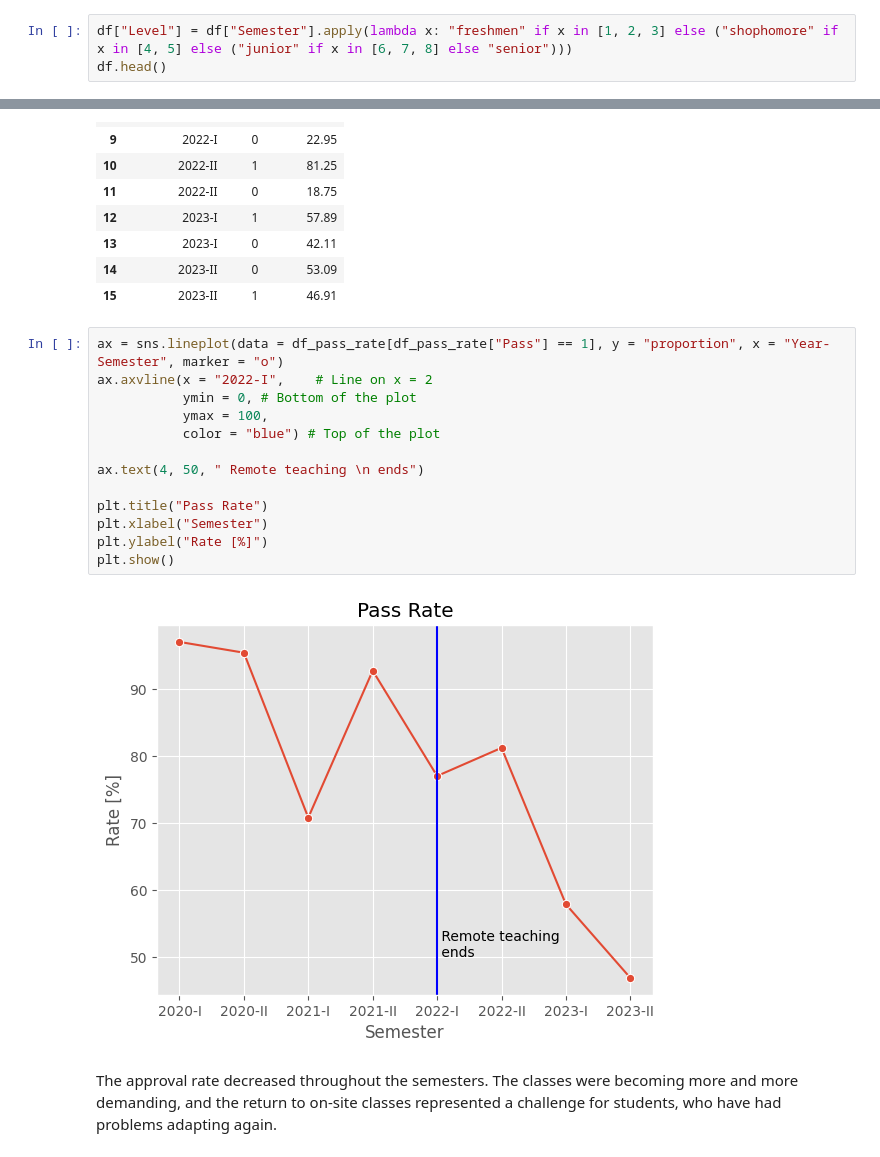
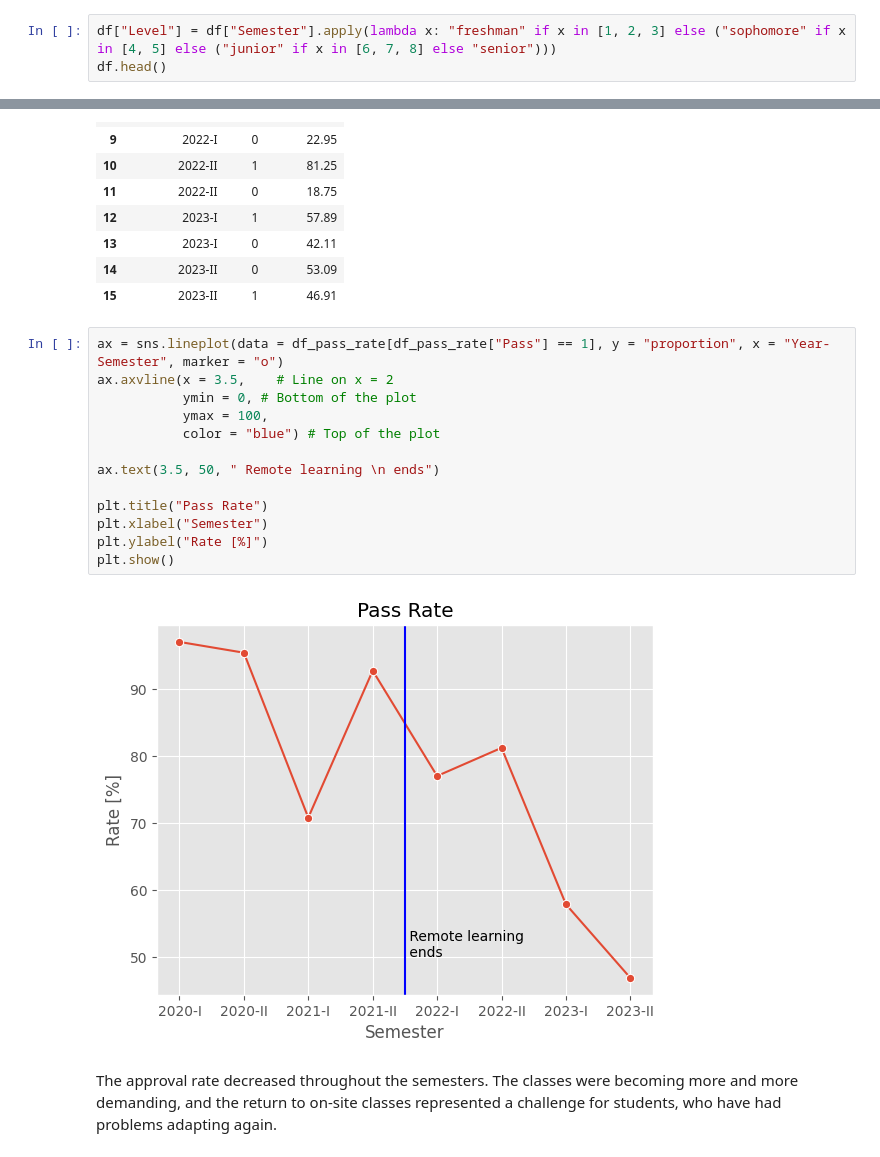
Before and after one commit to alejo1630/grades_college_analysis, a Jupyter notebook: grades.ipynb, the cells around one changed output, grey strips where cells are left out. Saved outputs shown, nothing was run; the diff lists cells and outputs as text.

```diff
--- a/grades.ipynb
+++ b/grades.ipynb
@@ -244,7 +244,7 @@ Based on credit hours, the semesters of the mechatronics engineering program are
 - Semesters 6-8: *junior*
 - Semesters 9-10: *senior*
 # %%
-df["Level"] = df["Semester"].apply(lambda x: "freshmen" if x in [1, 2, 3] else ("shophomore" if x in [4, 5] else ("junior" if x in [6, 7, 8] else "senior")))
+df["Level"] = df["Semester"].apply(lambda x: "freshman" if x in [1, 2, 3] else ("sophomore" if x in [4, 5] else ("junior" if x in [6, 7, 8] else "senior")))
 df.head()
 # %% [output]
 |  | ID | Sex | Class | Semester | Year | Type | G1 | G2 | G3 | FG | Level |
@@ -342,19 +342,19 @@ df_pass_rate
 | 15 | 2023-II | 1 | 46.91 |
 # %%
 ax = sns.lineplot(data = df_pass_rate[df_pass_rate["Pass"] == 1], y = "proportion", x = "Year-Semester", marker = "o")
-ax.axvline(x = "2022-I",    # Line on x = 2
+ax.axvline(x = 3.5,    # Line on x = 2
            ymin = 0, # Bottom of the plot
            ymax = 100,
            color = "blue") # Top of the plot
 
-ax.text(4, 50, " Remote teaching \n ends")
+ax.text(3.5, 50, " Remote learning \n ends")
 
 plt.title("Pass Rate")
 plt.xlabel("Semester")
 plt.ylabel("Rate [%]")
 plt.show()
 # %% [output]
-[figure, old version]
+[figure, new version]
 # %% [markdown]
 The approval rate decreased throughout the semesters. The classes were becoming more and more demanding, and the return to on-site classes represented a challenge for students, who have had problems adapting again.
 # %%
```
Also changed, not shown: parts of 20 cells of this notebook.
